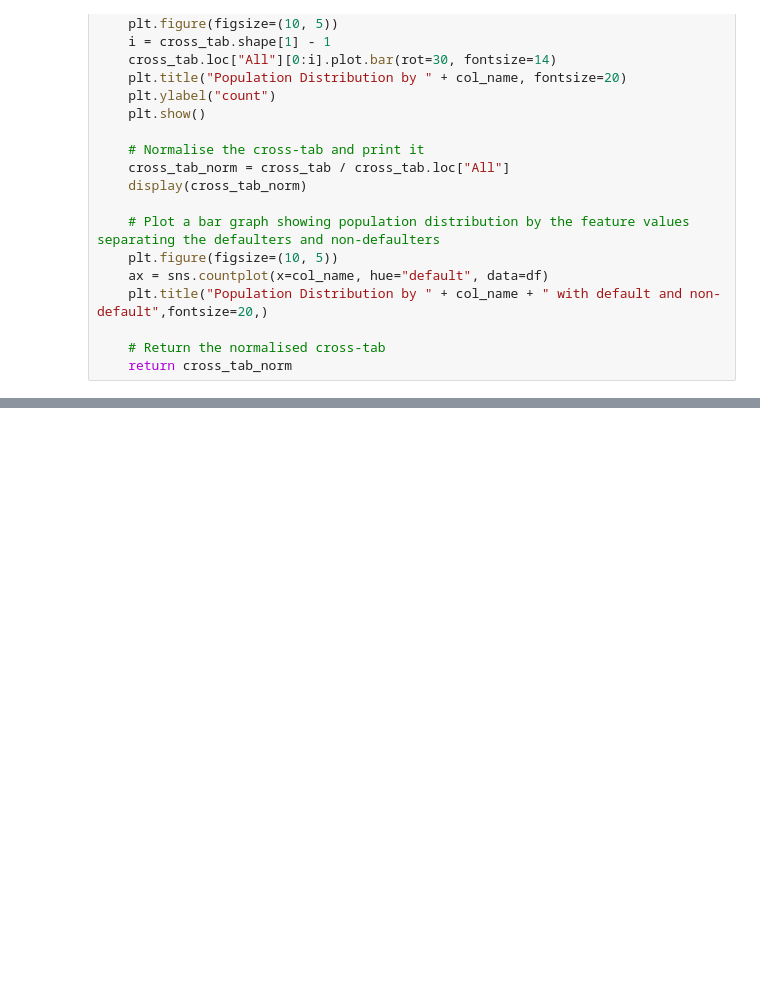
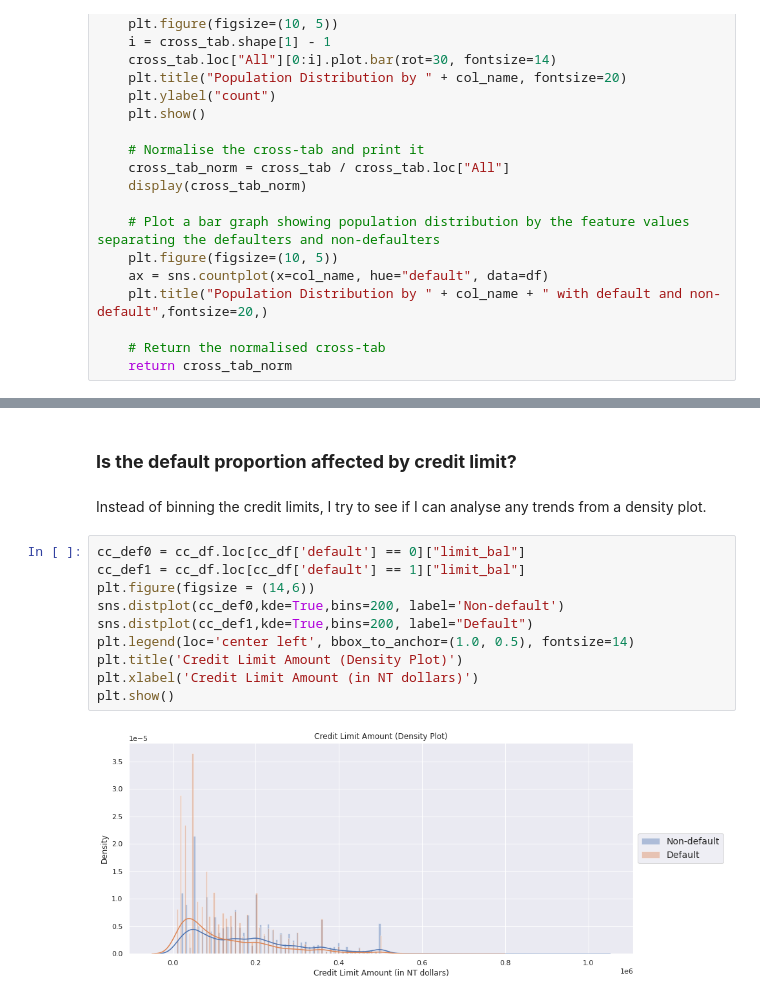
Before and after one commit to Aniket-Satpute/Credit-Card-Default-Prediction, a Jupyter notebook: Credit_Card_Default_Prediction_aniket.ipynb, the cells around one changed output, grey strips where cells are left out. Saved outputs shown, nothing was run; the diff lists cells and outputs as text; blank space fills up the shorter version.

```diff
--- a/Credit_Card_Default_Prediction_aniket.ipynb
+++ b/Credit_Card_Default_Prediction_aniket.ipynb
@@ -263,0 +314,16 @@ def compare_default_across_features(df, col_name, dict_label={}):
+# %% [markdown]
+### **Is the default proportion affected by credit limit?**
+# %% [markdown]
+Instead of binning the credit limits, I try to see if I can analyse any trends from a density plot.
+# %%
+cc_def0 = cc_df.loc[cc_df['default'] == 0]["limit_bal"]
+cc_def1 = cc_df.loc[cc_df['default'] == 1]["limit_bal"]
+plt.figure(figsize = (14,6))
+sns.distplot(cc_def0,kde=True,bins=200, label='Non-default')
+sns.distplot(cc_def1,kde=True,bins=200, label="Default")
+plt.legend(loc='center left', bbox_to_anchor=(1.0, 0.5), fontsize=14)
+plt.title('Credit Limit Amount (Density Plot)')
+plt.xlabel('Credit Limit Amount (in NT dollars)')
+plt.show()
+# %% [output]
+[figure, added]
```
Also changed, not shown: parts of 8 cells of this notebook.
